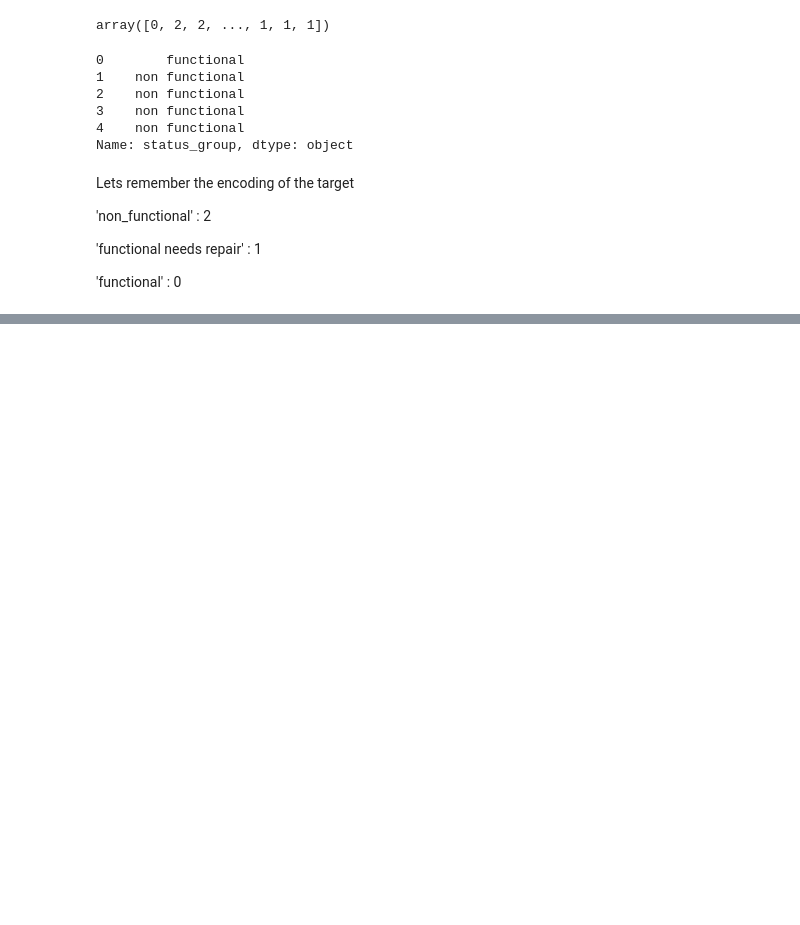
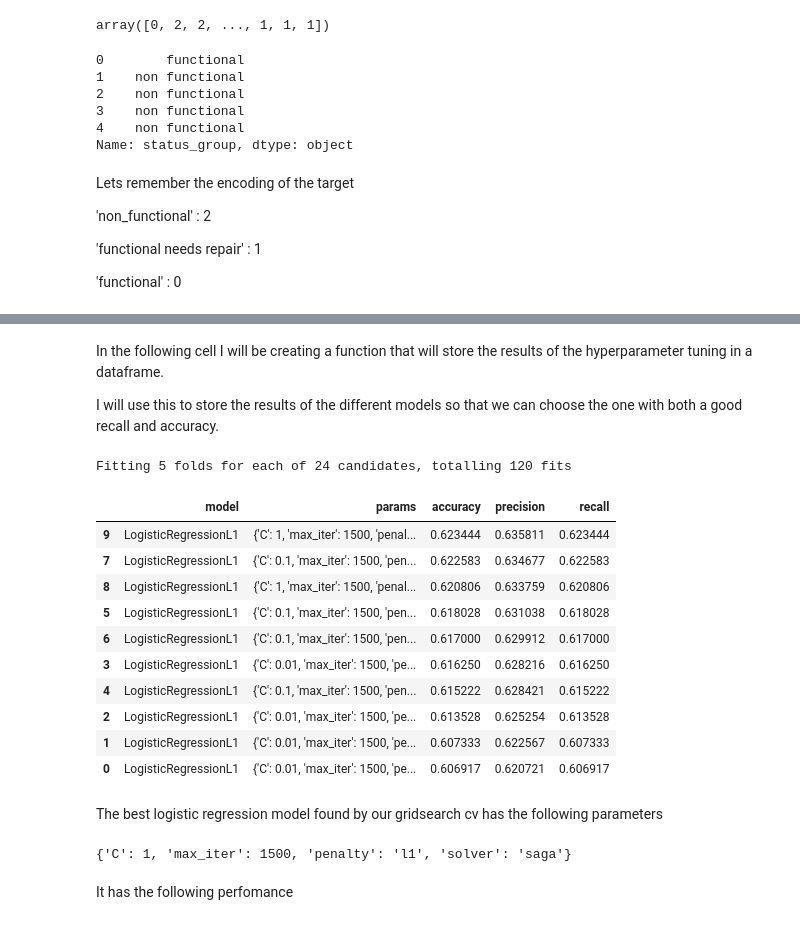
Before and after one commit to FrancisNdirangu/Pump_it_up_Dataset, a Jupyter notebook: notebook.ipynb, the cells around one changed output, grey strips where cells are left out. Saved outputs shown, nothing was run; the diff lists cells and outputs as text; code cells hidden in the pictures; blank space fills up the shorter version.

```diff
--- a/notebook.ipynb
+++ b/notebook.ipynb
@@ -544,3 +563,7 @@ weighted avg       0.72      0.71      0.71      6774
+# %% [markdown]
+In the following cell I will be creating a function that will store the results of the hyperparameter tuning in a dataframe.
+
+I will use this to store the results of the different models so that we can choose the one with both a good recall and accuracy.
 # %%
 def gridsearch_results(X, y, models_param_grids, cv=5, scoring=None):
     """
@@ -595,0 +621,46 @@ def gridsearch_results(X, y, models_param_grids, cv=5, scoring=None):
+# %%
+logReg_param_grid = {'LogisticRegressionL1':(
+        LogisticRegression(random_state=42),{
+    # Regularization strength (inverse of lambda)
+    'C': [0.01,0.1, 1, 10, 100,500],
+
+    # Regularization type (L1/L2)
+    'penalty': ['l1', 'l2'],
+
+    # Optimization algorithms
+    'solver': ['liblinear', 'saga'],
+
+    # # Class weighting (adjust for residual imbalance)
+    # 'class_weight': [None, {0:1, 1:2, 2:1.5}],
+
+    # Maximum iterations for convergence
+    'max_iter': [1500],
+
+    # # Tolerance for stopping criteria
+    # 'tol': [1e-4, 1e-3, 1e-2]
+}) }
+# %%
+logReg_results_df,model = gridsearch_results(X_train_final, y_train_final, logReg_param_grid)
+
+logReg_results_df.head(10).sort_values('accuracy',ascending=False)
+# %% [output]
+Fitting 5 folds for each of 24 candidates, totalling 120 fits
+|  | model | params | accuracy | precision | recall |
+| 9 | LogisticRegressionL1 | {'C': 1, 'max_iter': 1500, 'penal... | 0.623444 | 0.635811 | 0.623444 |
+| 7 | LogisticRegressionL1 | {'C': 0.1, 'max_iter': 1500, 'pen... | 0.622583 | 0.634677 | 0.622583 |
+| 8 | LogisticRegressionL1 | {'C': 1, 'max_iter': 1500, 'penal... | 0.620806 | 0.633759 | 0.620806 |
+| 5 | LogisticRegressionL1 | {'C': 0.1, 'max_iter': 1500, 'pen... | 0.618028 | 0.631038 | 0.618028 |
+| 6 | LogisticRegressionL1 | {'C': 0.1, 'max_iter': 1500, 'pen... | 0.617000 | 0.629912 | 0.617000 |
+| 3 | LogisticRegressionL1 | {'C': 0.01, 'max_iter': 1500, 'pe... | 0.616250 | 0.628216 | 0.616250 |
+| 4 | LogisticRegressionL1 | {'C': 0.1, 'max_iter': 1500, 'pen... | 0.615222 | 0.628421 | 0.615222 |
+| 2 | LogisticRegressionL1 | {'C': 0.01, 'max_iter': 1500, 'pe... | 0.613528 | 0.625254 | 0.613528 |
+| 1 | LogisticRegressionL1 | {'C': 0.01, 'max_iter': 1500, 'pe... | 0.607333 | 0.622567 | 0.607333 |
+| 0 | LogisticRegressionL1 | {'C': 0.01, 'max_iter': 1500, 'pe... | 0.606917 | 0.620721 | 0.606917 |
+# %% [markdown]
+The best logistic regression model found by our gridsearch cv has the following parameters
+# %%
+logReg_results_df.loc[9,'params']
+# %% [output]
+{'C': 1, 'max_iter': 1500, 'penalty': 'l1', 'solver': 'saga'}
+# %% [markdown]
+It has the following perfomance
```
Also changed, not shown: parts of 39 cells of this notebook.
